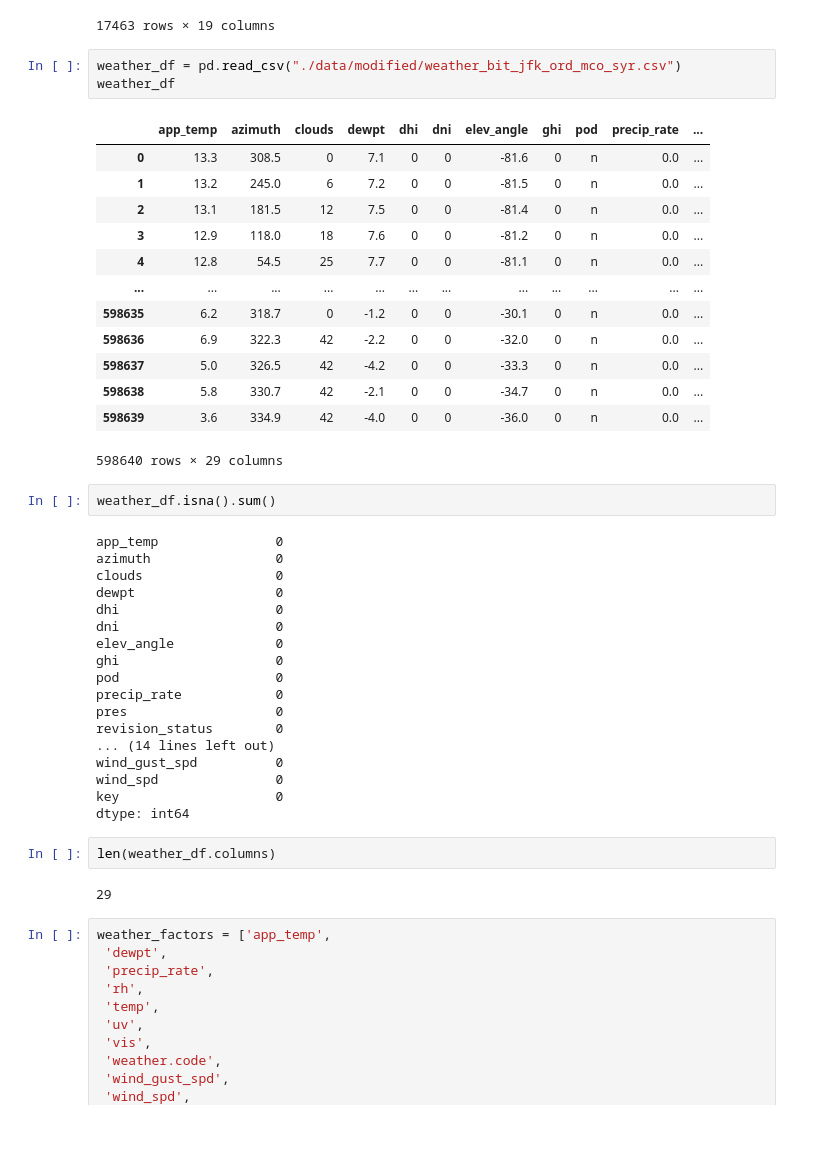
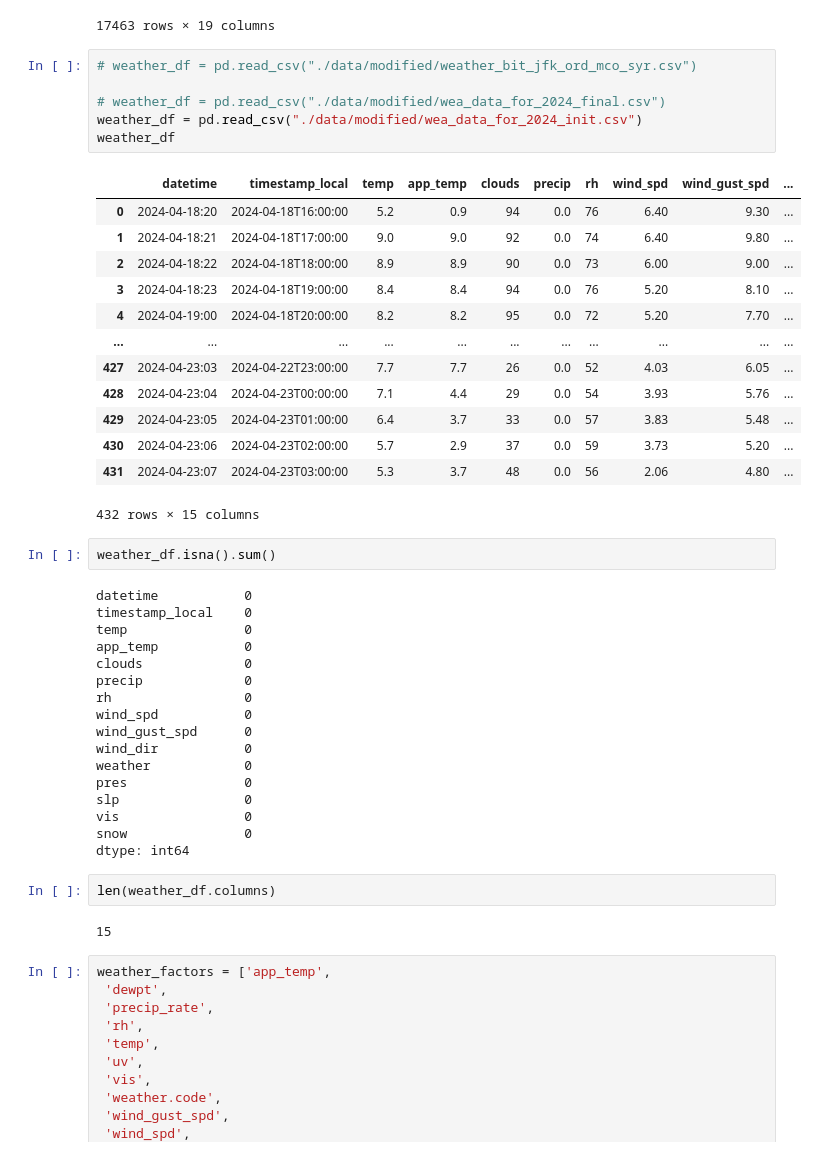
Before and after one commit to saikeerthan-14/flight-delay-prediction, a Jupyter notebook: flight_weather_data_merge.ipynb, the cells around one changed output. Cells and saved outputs as stored; diff of their text form; blank space fills up the shorter version.

```diff
--- a/flight_weather_data_merge.ipynb
+++ b/flight_weather_data_merge.ipynb
@@ -263,46 +263,48 @@ departures_df
 | 17462 | F9 | 12/31/2023 | 3792 | SYR | 07:30 | ... |
 17463 rows × 19 columns
 # %%
-weather_df = pd.read_csv("./data/modified/weather_bit_jfk_ord_mco_syr.csv")
+# weather_df = pd.read_csv("./data/modified/weather_bit_jfk_ord_mco_syr.csv")
+
+# weather_df = pd.read_csv("./data/modified/wea_data_for_2024_final.csv")
+weather_df = pd.read_csv("./data/modified/wea_data_for_2024_init.csv")
 weather_df
 # %% [output]
-|  | app_temp | azimuth | clouds | dewpt | dhi | dni | elev_angle | ghi | pod | precip_rate | ... |
-| 0 | 13.3 | 308.5 | 0 | 7.1 | 0 | 0 | -81.6 | 0 | n | 0.0 | ... |
-| 1 | 13.2 | 245.0 | 6 | 7.2 | 0 | 0 | -81.5 | 0 | n | 0.0 | ... |
-| 2 | 13.1 | 181.5 | 12 | 7.5 | 0 | 0 | -81.4 | 0 | n | 0.0 | ... |
-| 3 | 12.9 | 118.0 | 18 | 7.6 | 0 | 0 | -81.2 | 0 | n | 0.0 | ... |
-| 4 | 12.8 | 54.5 | 25 | 7.7 | 0 | 0 | -81.1 | 0 | n | 0.0 | ... |
-| ... | ... | ... | ... | ... | ... | ... | ... | ... | ... | ... | ... |
-| 598635 | 6.2 | 318.7 | 0 | -1.2 | 0 | 0 | -30.1 | 0 | n | 0.0 | ... |
-| 598636 | 6.9 | 322.3 | 42 | -2.2 | 0 | 0 | -32.0 | 0 | n | 0.0 | ... |
-| 598637 | 5.0 | 326.5 | 42 | -4.2 | 0 | 0 | -33.3 | 0 | n | 0.0 | ... |
-| 598638 | 5.8 | 330.7 | 42 | -2.1 | 0 | 0 | -34.7 | 0 | n | 0.0 | ... |
-| 598639 | 3.6 | 334.9 | 42 | -4.0 | 0 | 0 | -36.0 | 0 | n | 0.0 | ... |
+|  | datetime | timestamp_local | temp | app_temp | clouds | precip | rh | wind_spd | wind_gust_spd | ... |
+| 0 | 2024-04-18:20 | 2024-04-18T16:00:00 | 5.2 | 0.9 | 94 | 0.0 | 76 | 6.40 | 9.30 | ... |
+| 1 | 2024-04-18:21 | 2024-04-18T17:00:00 | 9.0 | 9.0 | 92 | 0.0 | 74 | 6.40 | 9.80 | ... |
+| 2 | 2024-04-18:22 | 2024-04-18T18:00:00 | 8.9 | 8.9 | 90 | 0.0 | 73 | 6.00 | 9.00 | ... |
+| 3 | 2024-04-18:23 | 2024-04-18T19:00:00 | 8.4 | 8.4 | 94 | 0.0 | 76 | 5.20 | 8.10 | ... |
+| 4 | 2024-04-19:00 | 2024-04-18T20:00:00 | 8.2 | 8.2 | 95 | 0.0 | 72 | 5.20 | 7.70 | ... |
+| ... | ... | ... | ... | ... | ... | ... | ... | ... | ... | ... |
+| 427 | 2024-04-23:03 | 2024-04-22T23:00:00 | 7.7 | 7.7 | 26 | 0.0 | 52 | 4.03 | 6.05 | ... |
+| 428 | 2024-04-23:04 | 2024-04-23T00:00:00 | 7.1 | 4.4 | 29 | 0.0 | 54 | 3.93 | 5.76 | ... |
+| 429 | 2024-04-23:05 | 2024-04-23T01:00:00 | 6.4 | 3.7 | 33 | 0.0 | 57 | 3.83 | 5.48 | ... |
+| 430 | 2024-04-23:06 | 2024-04-23T02:00:00 | 5.7 | 2.9 | 37 | 0.0 | 59 | 3.73 | 5.20 | ... |
+| 431 | 2024-04-23:07 | 2024-04-23T03:00:00 | 5.3 | 3.7 | 48 | 0.0 | 56 | 2.06 | 4.80 | ... |
-598640 rows × 29 columns
+432 rows × 15 columns
 # %%
 weather_df.isna().sum()
 # %% [output]
-app_temp               0
-azimuth                0
-clouds                 0
-dewpt                  0
-dhi                    0
-dni                    0
-elev_angle             0
-ghi                    0
-pod                    0
-precip_rate            0
-pres                   0
-revision_status        0
-... (14 lines left out)
-wind_gust_spd          0
-wind_spd               0
-key                    0
+datetime           0
+timestamp_local    0
+temp               0
+app_temp           0
+clouds             0
+precip             0
+rh                 0
+wind_spd           0
+wind_gust_spd      0
+wind_dir           0
+weather            0
+pres               0
+slp                0
+vis                0
+snow               0
 dtype: int64
 # %%
 len(weather_df.columns)
 # %% [output]
-29
+15
 # %%
 weather_factors = ['app_temp',
  'dewpt',
```
Also changed, not shown: parts of 1 cell of this notebook, 14 other files.
